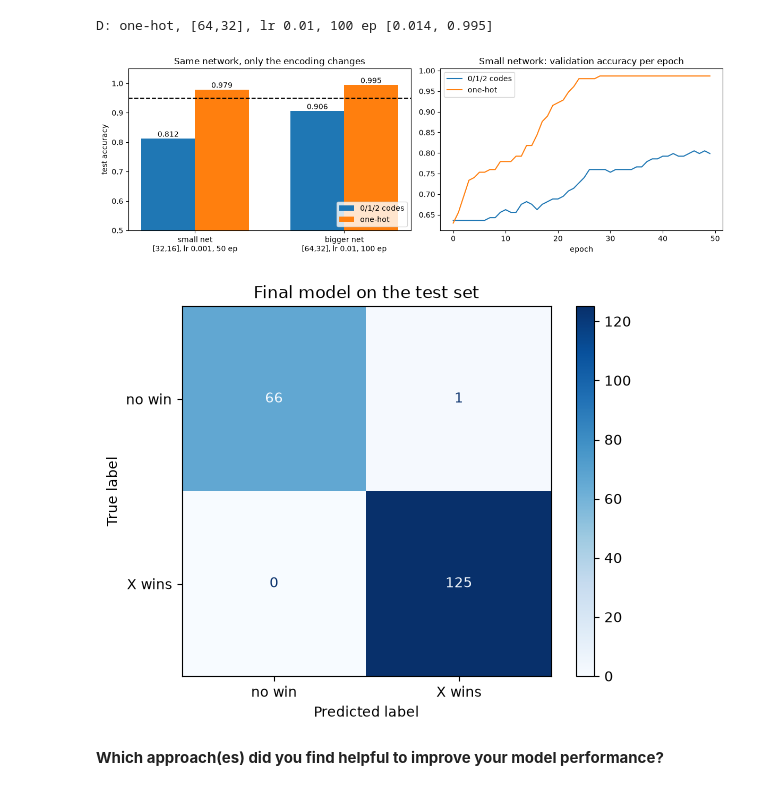
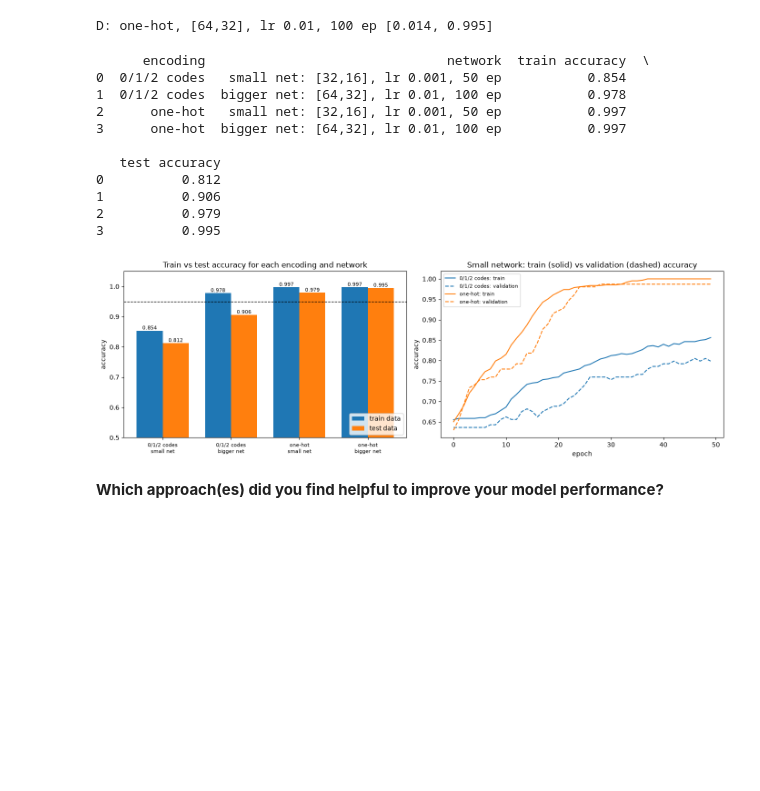
Before and after one commit to ironhack-labs/lab-neural-networks, a Jupyter notebook: your-code/challenge-1.ipynb, the cells around one changed output. Drawn from its saved outputs; the diff is of its cells as text; code cells hidden in the pictures; blank space fills up the shorter version.

```diff
--- a/your-code/challenge-1.ipynb
+++ b/your-code/challenge-1.ipynb
@@ -239,40 +239,51 @@ final.save("tic-tac-toe-final.keras")
 # %% [output]
 D: one-hot, [64,32], lr 0.01, 100 ep [0.014, 0.995]
 # %%
-enc = {"0/1/2 codes": X_scaled, "one-hot": X_onehot}      # both exist from earlier cells
-nets = {"small net\n[32,16], lr 0.001, 50 ep": ([32, 16], 0.001, 50),
-        "bigger net\n[64,32], lr 0.01, 100 ep": ([64, 32], 0.01, 100)}
+enc = {"0/1/2 codes": X_scaled, "one-hot": X_onehot}
+nets = {"small net: [32,16], lr 0.001, 50 ep": ([32, 16], 0.001, 50),
+        "bigger net: [64,32], lr 0.01, 100 ep": ([64, 32], 0.01, 100)}
 
-acc, hist = {e: [] for e in enc}, {}
+rows, hist = [], {}
 for e, Xe in enc.items():
     Xtr, Xte, ytr, yte = train_test_split(Xe, y.values, test_size=0.2, random_state=42, stratify=y)
     for nn, (layers, lr, ep) in nets.items():
         tf.keras.utils.set_random_seed(42)
         m = build(layers, lr, n_inputs=Xe.shape[1])
         hist[(e, nn)] = m.fit(Xtr, ytr, epochs=ep, validation_split=0.2, verbose=0)
-        acc[e].append(m.evaluate(Xte, yte, verbose=0)[1])
+        rows.append({"encoding": e, "network": nn,
+                     "train accuracy": m.evaluate(Xtr, ytr, verbose=0)[1],
+                     "test accuracy": m.evaluate(Xte, yte, verbose=0)[1]})
+res = pd.DataFrame(rows)
+print(res.round(3))
 
-fig, ax = plt.subplots(1, 2, figsize=(12, 4))
-x, w = np.arange(2), 0.36
-for k, (e, v) in enumerate(acc.items()):
-    bars = ax[0].bar(x + (k - .5) * w, v, w, label=e); ax[0].bar_label(bars, fmt="%.3f")
-ax[0].axhline(.95, ls="--", c="k"); ax[0].set_ylim(.5, 1.05); ax[0].set_xticks(x, list(nets))
-ax[0].set_title("Same network, only the encoding changes"); ax[0].set_ylabel("test accuracy"); ax[0].legend(loc="lower right")
+fig, ax = plt.subplots(1, 2, figsize=(14, 4.6))
+labels = [f"{r.encoding}\n{r.network.split(':')[0]}" for r in res.itertuples()]
+x, w = np.arange(len(res)), 0.38
+b1 = ax[0].bar(x - w/2, res["train accuracy"], w, label="train data"); ax[0].bar_label(b1, fmt="%.3f", fontsize=8)
+b2 = ax[0].bar(x + w/2, res["test accuracy"], w, label="test data"); ax[0].bar_label(b2, fmt="%.3f", fontsize=8)
+ax[0].axhline(.95, ls="--", c="k", lw=1); ax[0].set_ylim(.5, 1.05); ax[0].set_xticks(x, labels, fontsize=8)
+ax[0].set_ylabel("accuracy"); ax[0].set_title("Train vs test accuracy for each encoding and network"); ax[0].legend(loc="lower right")
 
 for (e, nn), h in hist.items():
     if nn.startswith("small"):
-        ax[1].plot(h.history["val_accuracy"], label=e)
-ax[1].set_title("Small network: validation accuracy per epoch"); ax[1].set_xlabel("epoch"); ax[1].legend()
+        line, = ax[1].plot(h.history["accuracy"], label=f"{e}: train")
+        ax[1].plot(h.history["val_accuracy"], ls="--", color=line.get_color(), label=f"{e}: validation")
+ax[1].set_title("Small network: train (solid) vs validation (dashed) accuracy")
+ax[1].set_xlabel("epoch"); ax[1].set_ylabel("accuracy"); ax[1].legend(fontsize=8)
 plt.tight_layout(); plt.show()
-
-from sklearn.metrics import ConfusionMatrixDisplay
-ConfusionMatrixDisplay.from_predictions(
-    y_test, final.predict(X_test, verbose=0).argmax(axis=1),
-    display_labels=["no win", "X wins"], cmap="Blues")
-plt.title("Final model on the test set"); plt.show()
 # %% [output]
+      encoding                               network  train accuracy  \
+0  0/1/2 codes   small net: [32,16], lr 0.001, 50 ep           0.854
+1  0/1/2 codes  bigger net: [64,32], lr 0.01, 100 ep           0.978
+2      one-hot   small net: [32,16], lr 0.001, 50 ep           0.997
+3      one-hot  bigger net: [64,32], lr 0.01, 100 ep           0.997
+
+   test accuracy
+0          0.812
+1          0.906
+2          0.979
+3          0.995
-[figure, old version]
+[figure, new version]
-[figure, removed]
 # %% [markdown]
 **Which approach(es) did you find helpful to improve your model performance?**
 # %%
```
Also changed, not shown: 1 other file.
